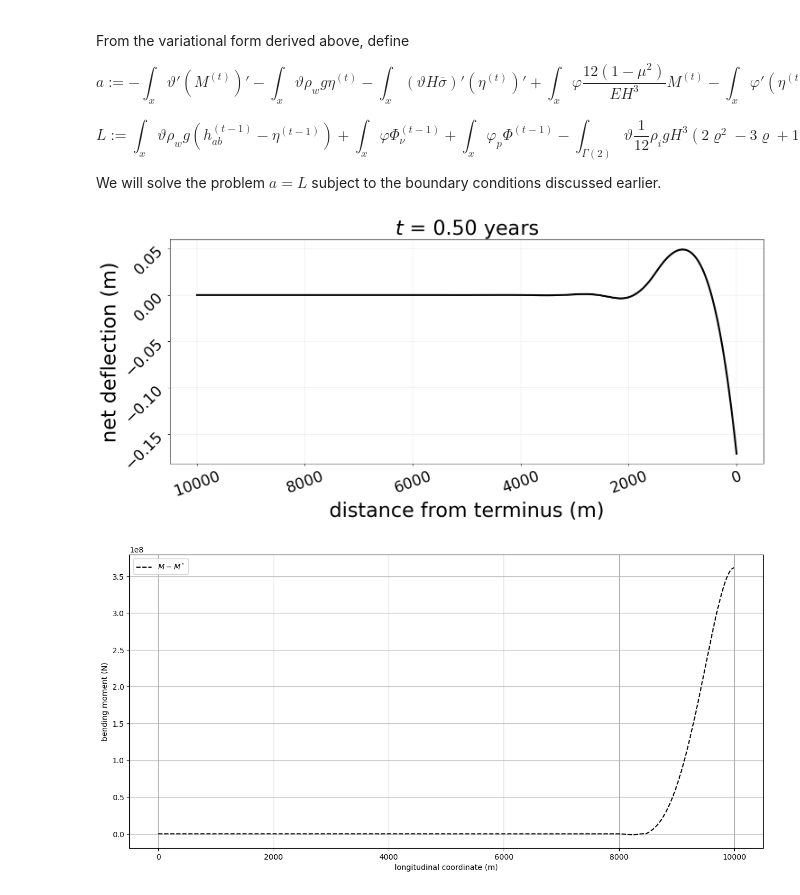
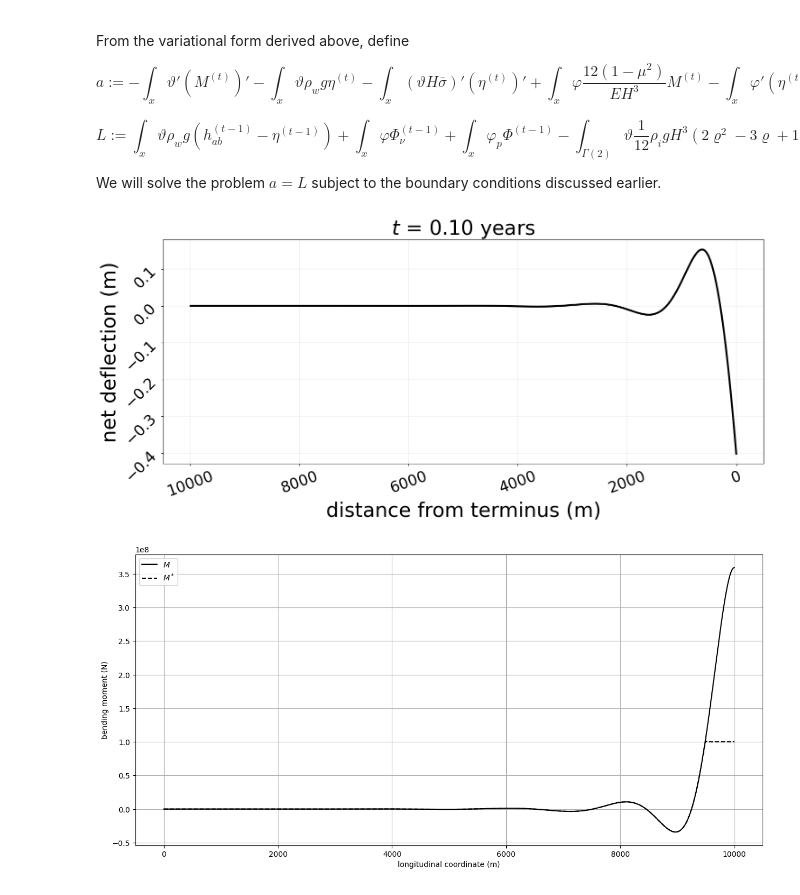
Before and after one commit to chrismiele/weird_flex, a Jupyter notebook: coupled_flow_flexure/AGU_2024.ipynb, the cells around one changed output. Saved outputs shown, nothing was run; the diff lists cells and outputs as text; code cells hidden in the pictures.

```diff
--- a/coupled_flow_flexure/AGU_2024.ipynb
+++ b/coupled_flow_flexure/AGU_2024.ipynb
@@ -96,7 +96,7 @@ os.chdir(path)
 g = 9.81 #gravitational constant (N/kg)
 H_gl = 500 #grounding line thickness in meters
 year = icepack.constants.year #number of seconds in a year
-E = 1e9 #Young's Modulus (Pa)
+E = 1e10 #Young's Modulus (Pa)
 μ = 1/3 #Poisson's Ratio
 ν = 1e14/year #baseline flexural viscosity in (Pa yr)
 T = Constant(273.15) #temperature in K
@@ -110,7 +110,7 @@ Lx = 10000 #length of domain
 mesh = IntervalMesh(nx, Lx)
 
 Δt = 1/20000 #timestep
-num_years = 1/2 #choose how many years to model
+num_years = 1/10 #choose how many years to model
 num_timesteps = int(num_years/Δt) + 1 #number of timesteps
 
 Q = FunctionSpace(mesh, 'CG', 3)
@@ -262,7 +262,7 @@ M_c & M > M_c
 
 It follows that the adjusted moment for plasticity evolution, $M - M^*$, vanishes wherever $|M| < M_c$.
 # %%
-M_c = 1e6 #critical moment in Newtons
+M_c = 1e8 #critical moment in Newtons
 # %% [markdown]
 ## Solve with firedrake
 
@@ -338,7 +338,7 @@ for step in tqdm.trange(num_timesteps):
     ######################
     ######################
 
-    a = -dot(grad(ϑ), grad(M))*dx - ϑ*ρ_w*g*η*dx - dot(grad(ϑ*H*σ), grad(η))*dx - dot(grad(φ), grad(η))*dx + ϑ*M*ds(2)
+    a = -grad(ϑ)[0]*grad(M)[0]*dx - ϑ*ρ_w*g*η*dx - grad(ϑ*H*σ)[0]*grad(η)[0]*dx - grad(φ)[0]*grad(η)[0]*dx + ϑ*M*ds(2)
     L = ϑ*ρ_w*g*(h_ab - η_prev)*dx - ϑ*1/12*ρ_i*g*H**3*(2*ϱ**2 - 3*ϱ + 1)*ds(2)
 
     if elastic:
@@ -349,8 +349,9 @@ for step in tqdm.trange(num_timesteps):
         L += φ*Φ_p*dx
 
     a += 1/2*(1e10)**2*φ*grad(M)[0]*ds #M' = 0 at both boundaries via the penalty method
-    a += 1/2*(1e10)**2*ϑ*M*ds(1)
-    a += 1/2*(1e10)**2*φ*η*ds(1)
+    a += 1/2*(1e10)**2*grad(ϑ)[0]*grad(η)[0]*ds(1)
+    # a += 1/2*(1e10)**2*ϑ*M*ds(1)
+    # a += 1/2*(1e10)**2*φ*η*ds(1)
 
     solve(a == L, q, bcs = [BC_η, BC_M])
 
@@ -404,42 +405,43 @@ for step in tqdm.trange(num_timesteps):
             plt.tight_layout()
             plt.savefig(f'iteration_{step + 1}')
 
         if step < num_timesteps - 1:
             plt.close() #save all plots but only show the last iteration
 
     ###############################
     ###############################
     ### ...or as a single image ###
     ###############################
     ###############################
 
 if not gif:
 
     fig, ax = plt.subplots(figsize = (15, 7))
 
     plt.title(f'$t$ = {step*Δt:.2f} years', fontsize = title_size)
     plt.xlabel('distance from terminus (m)', fontsize = label_size)
     plt.ylabel('net deflection (m)', fontsize = label_size)
     plt.xticks(fontsize = tick_size, rotation = 20)
     plt.yticks(fontsize = tick_size, rotation = 45)
     plt.plot(Function(Q).project(q[0]).at(X, tolerance = 1e-10)[:start:-1], color='k', linewidth = 3)
 
     plt.gca().invert_xaxis()
     plt.grid(linewidth=0.2)
 
     plt.tight_layout()
     plt.savefig(f'iteration_{step + 1}')
     plt.show()
 # %% [output]
-[figure, old version]
+[figure, new version]
 # %%
-plt.figure(figsize = (15, 7))
-# plt.plot(Function(Q).project(q[1]).at(X, tolerance = 1e-10), color = 'k', label = '$M$')
+fig, ax = plt.subplots(figsize = (15, 7))
+plt.plot(Function(Q).project(q[1]).at(X, tolerance = 1e-10), color = 'k', label = '$M$')
 if plastic:
-    plt.plot(Function(Q).project(q[1] - M_star).at(X, tolerance = 1e-10), color = 'k', linestyle = 'dashed', label  = '$M - M^*$')
+    plt.plot(Function(Q).project(M_star).at(X, tolerance = 1e-10), color = 'k', linestyle = 'dashed', label  = '$M^*$')
 plt.legend()
 plt.ylabel('bending moment (N)')
 plt.xlabel('longitudinal coordinate (m)')
+# ax.set_yscale('log')
 plt.grid()
 # %% [output]
-[figure, old version]
+[figure, new version]
```
Also changed, not shown: parts of 2 cells of this notebook, 1 other file.
